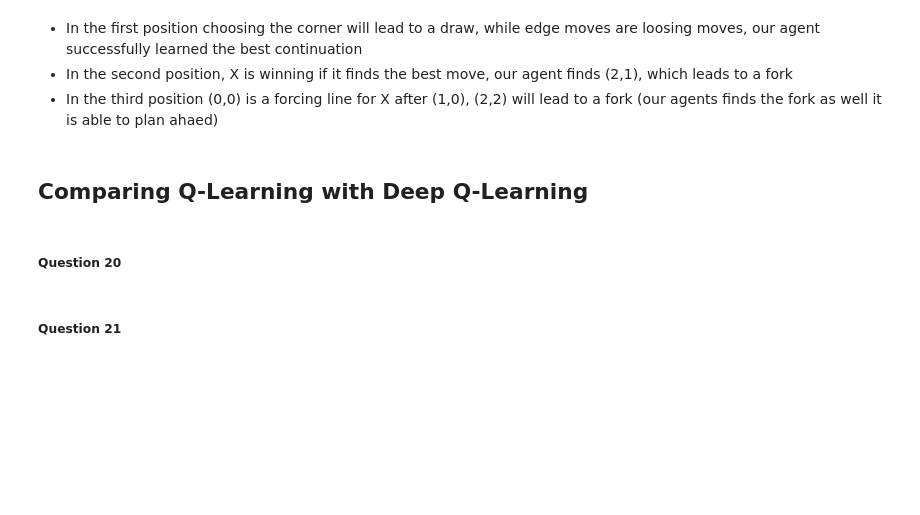
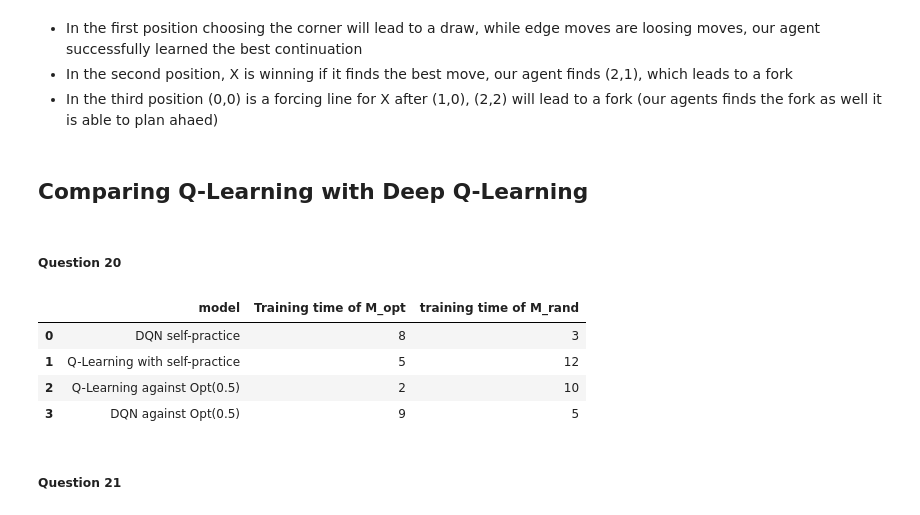
Before and after one commit to hbenedek/tic-tac-toe, a Jupyter notebook: main.ipynb, the cells around one changed output. Cells and saved outputs as stored; diff of their text form; code cells hidden in the pictures; blank space fills up the shorter version.

```diff
--- a/main.ipynb
+++ b/main.ipynb
@@ -509,5 +509,37 @@ plt.show()
 ## Comparing Q-Learning with Deep Q-Learning <a class="anchor" id="chapter4"></a>
 # %% [markdown]
 ##### Question 20 <a class="anchor" id="chapterq20"></a>
+# %%
+opponent = OptimalPlayer(0.5)
+agent = DeepAgent(explore=True, n_star=1000)
+h = agent.learn(opponent, N=20000, test_phase=250, self_practice=False)
+
+agent2 = DeepAgent(explore=True, n_star=1000)
+h = agent2.learn(opponent, N=20000, test_phase=250, self_practice=True)
+
+agent3 = QPlayer(explore=True, n_star=1000)
+opponent =  OptimalPlayer(epsilon=0.5)
+opts3, rands3 = learning_evolution(agent3, opponent, N=80)
+
+agent4 = QPlayer(explore=True, n_star=1000)
+opts4, rands4 = learning_evolution(agent4, agent4, N=80, self_practice=True)
+# %%
+q_opt_idx, q_rand_idx = get_training_time(opts3, rands3)
+q_self_opt_idx, q_self_rand_idx = get_training_time(opts4, rands4)
+deep_opt_idx, deep_rand_idx = get_training_time(agent.m_opts, agent.m_rands)
+deep_self_opt_idx, deep_self_rand_idx = get_training_time(agent2.m_opts, agent2.m_rands)
+# %%
+import pandas as pd
+summary = pd.DataFrame({('Q-Learning against Opt(0.5)', q_opt_idx, q_rand_idx),
+            ('Q-Learning with self-practice',q_self_opt_idx, q_self_rand_idx),
+            ('DQN against Opt(0.5)',deep_opt_idx, deep_rand_idx),
+            ('DQN self-practice',deep_self_opt_idx, deep_self_rand_idx)},columns=['model','Training time of M_opt','training time of M_rand'])
+summary
+# %% [output]
+|  | model | Training time of M_opt | training time of M_rand |
+| 0 | DQN self-practice | 8 | 3 |
+| 1 | Q-Learning with self-practice | 5 | 12 |
+| 2 | Q-Learning against Opt(0.5) | 2 | 10 |
+| 3 | DQN against Opt(0.5) | 9 | 5 |
 # %% [markdown]
 ##### Question 21 <a id="chapterq21"></a>
```
Also changed, not shown: 1 other file.
